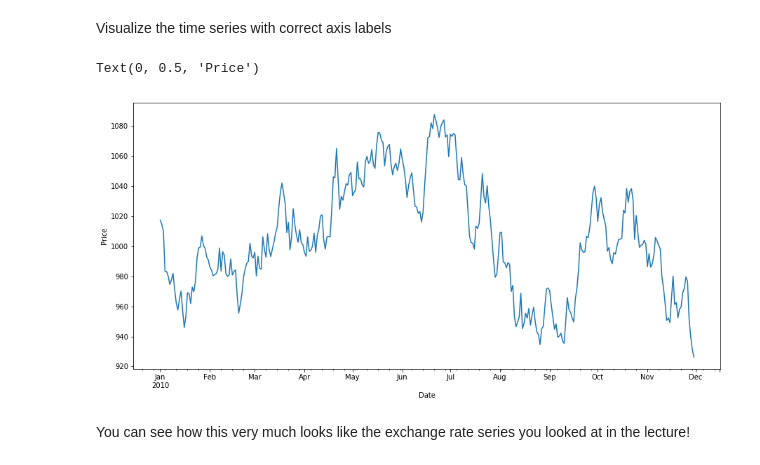
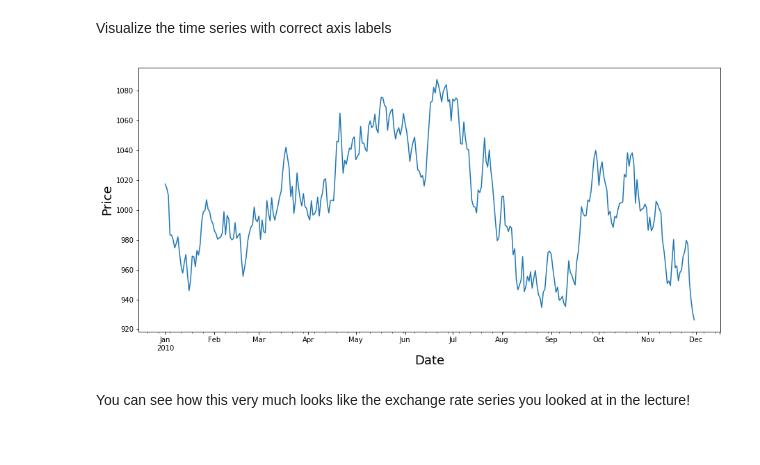
Before and after one commit to cjriggio/dsc-basic-time-series-models-lab-nyc-ds-career-042219, a Jupyter notebook: index.ipynb, the cells around one changed output. Cells and saved outputs as stored; diff of their text form; code cells hidden in the pictures.

```diff
--- a/index.ipynb
+++ b/index.ipynb
@@ -146,11 +146,10 @@ Visualize the time series with correct axis labels
 # %%
 # your code here
 s = shares_series.plot(figsize=(15,7))
-s.set_xlabel('Date')
-s.set_ylabel('Price', fontsize=);
+s.set_xlabel('Date', fontsize=18)
+s.set_ylabel('Price', fontsize=18);
 # %% [output]
-Text(0, 0.5, 'Price')
-[figure, old version]
+[figure, new version]
 # %% [markdown]
 You can see how this very much looks like the exchange rate series you looked at in the lecture!
 # %% [markdown]
```
